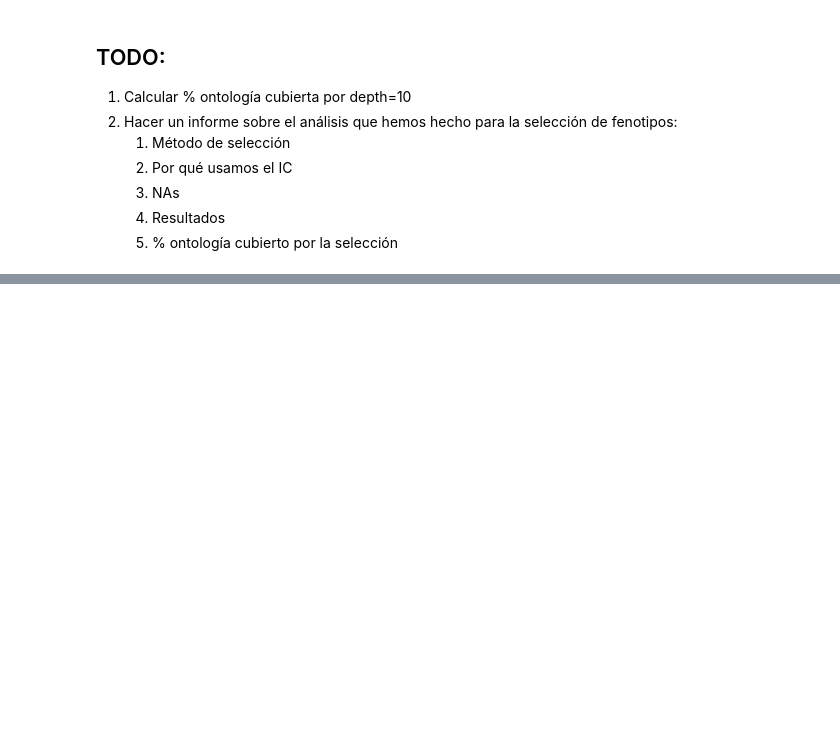
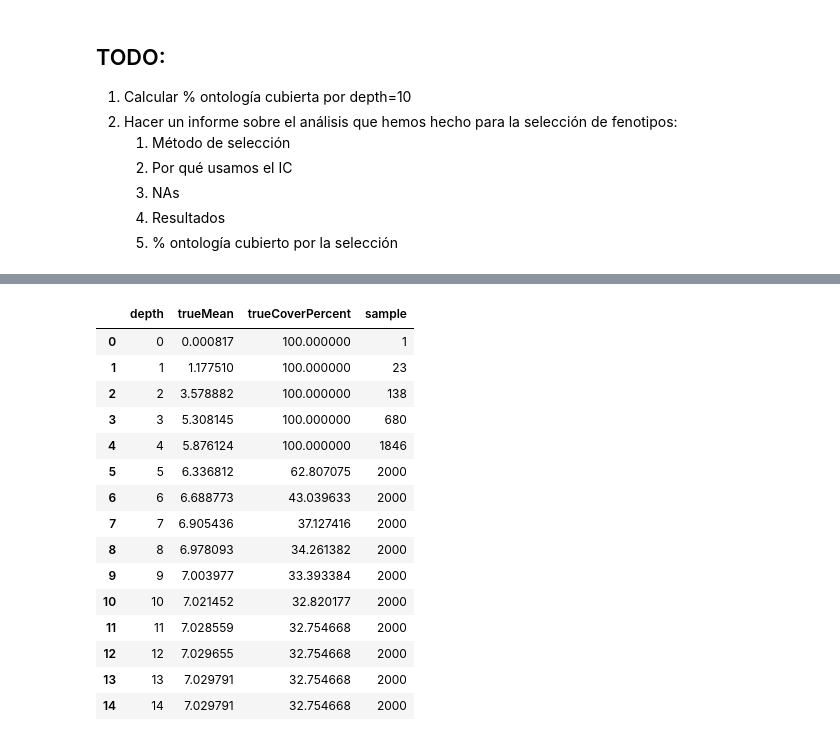
Before and after one commit to DgoMndez/DL-patogen-colab-DIIC, a Jupyter notebook: src/analysis/hpo-tree.ipynb, the cells around one changed output, grey strips where cells are left out. Cells and saved outputs as stored; diff of their text form; code cells hidden in the pictures; blank space fills up the shorter version.

```diff
--- a/src/analysis/hpo-tree.ipynb
+++ b/src/analysis/hpo-tree.ipynb
@@ -394,0 +482,14 @@ display(dfDepth)
+# %%
+trueCover = {}
+TAM = 2000
+
+for d in range(MAXDEPTH+1):
+    n, df = onto_percent(onto, dfDepth, d, ntrue, tam=TAM)
+    trueCover[d] = n
+    print(f"Depth {d}, tam={TAM}: {n} nodes covered, {n/ntrue*100}%")
+
+dfDepth['sample'] = dfDepth['trueCount'].apply(lambda x: int(min(x,TAM)))
+dfDepth['sampleCover'] = dfDepth['depth'].apply(lambda x: trueCover[x])
+dfDepth['sampleCoverPercent'] = dfDepth['trueCover']/ntrue*100
+
+display(dfDepth)
@@ -394,0 +518,20 @@ display(dfDepth)
+# %%
+columns = ['depth', 'trueMean', 'sampleCoverPercent', 'sample']
+display(dfDepth[columns])
+# %% [output]
+|  | depth | trueMean | trueCoverPercent | sample |
+| 0 | 0 | 0.000817 | 100.000000 | 1 |
+| 1 | 1 | 1.177510 | 100.000000 | 23 |
+| 2 | 2 | 3.578882 | 100.000000 | 138 |
+| 3 | 3 | 5.308145 | 100.000000 | 680 |
+| 4 | 4 | 5.876124 | 100.000000 | 1846 |
+| 5 | 5 | 6.336812 | 62.807075 | 2000 |
+| 6 | 6 | 6.688773 | 43.039633 | 2000 |
+| 7 | 7 | 6.905436 | 37.127416 | 2000 |
+| 8 | 8 | 6.978093 | 34.261382 | 2000 |
+| 9 | 9 | 7.003977 | 33.393384 | 2000 |
+| 10 | 10 | 7.021452 | 32.820177 | 2000 |
+| 11 | 11 | 7.028559 | 32.754668 | 2000 |
+| 12 | 12 | 7.029655 | 32.754668 | 2000 |
+| 13 | 13 | 7.029791 | 32.754668 | 2000 |
+| 14 | 14 | 7.029791 | 32.754668 | 2000 |
```
Also changed, not shown: parts of 9 cells of this notebook, 3 other files.
